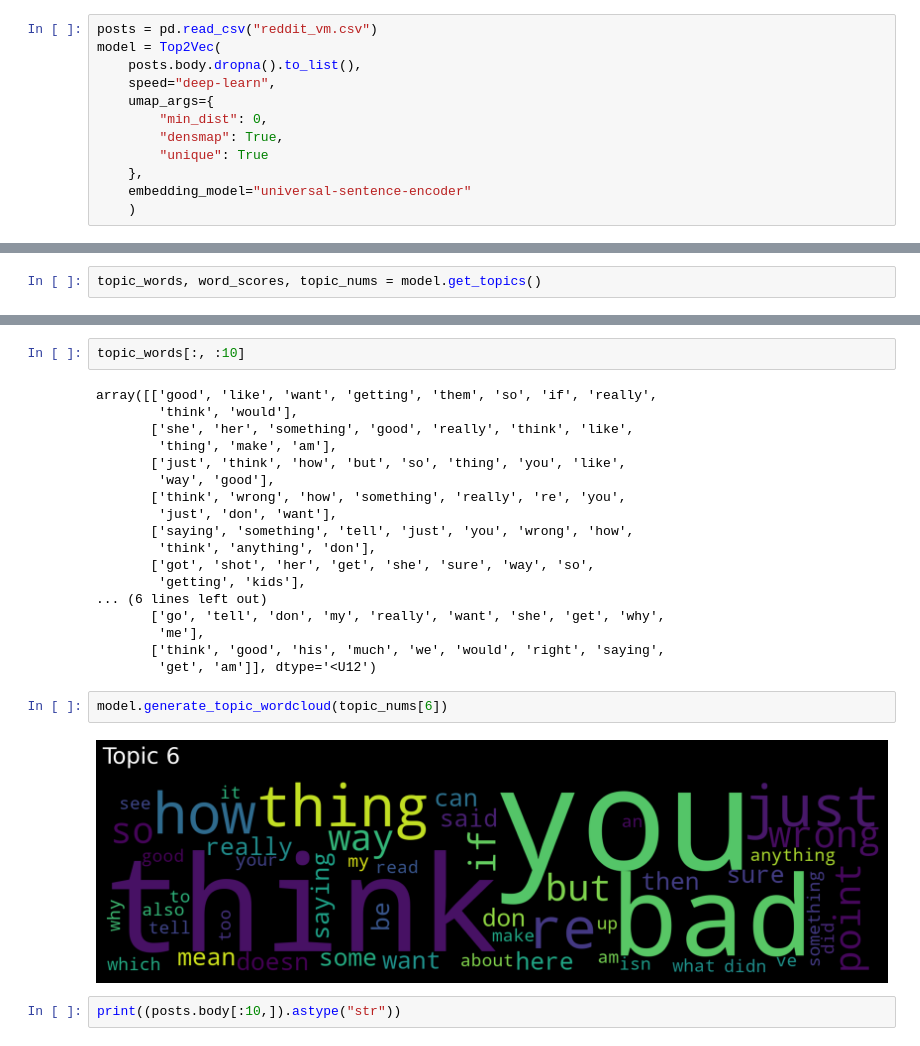
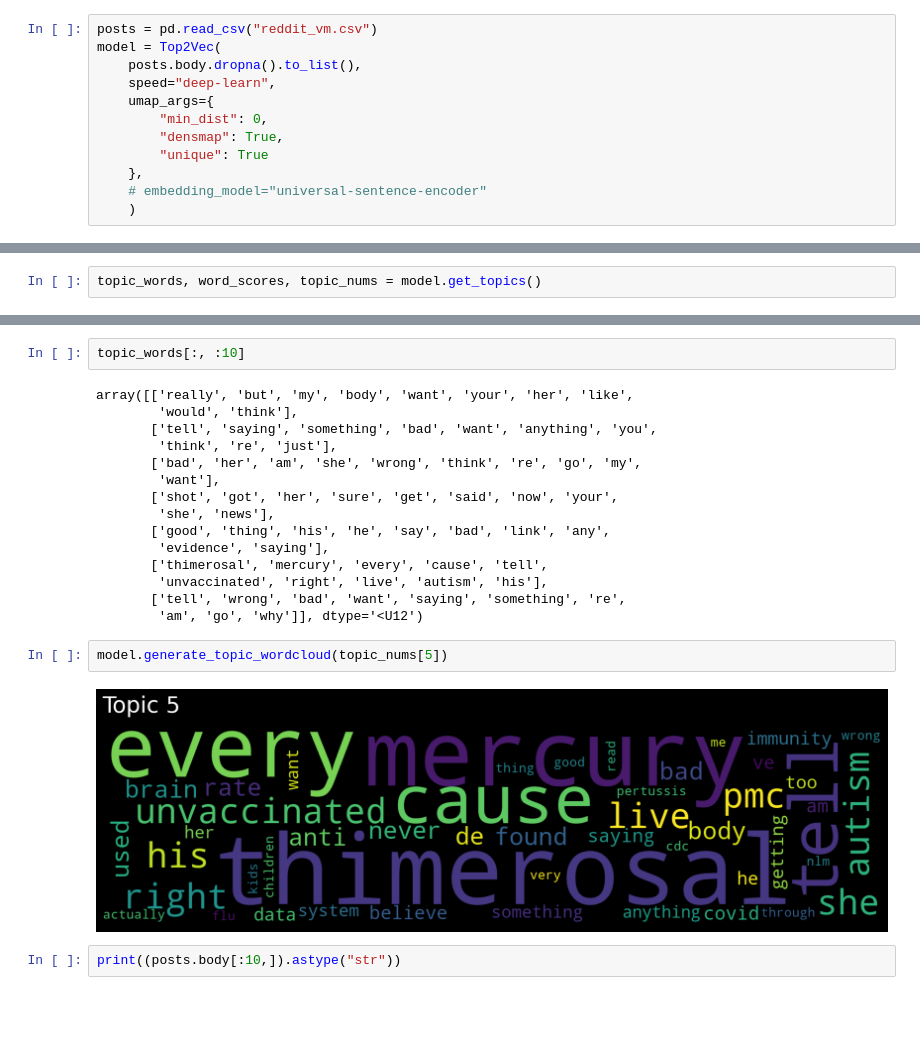
Before and after one commit to SandroMartens/sturdy-bassoon, a Jupyter notebook: Vaccacine_Myths_Reddit/clustering.ipynb, the cells around one changed output, grey strips where cells are left out. Cells and saved outputs as stored; diff of their text form; blank space fills up the shorter version.

```diff
--- a/Vaccacine_Myths_Reddit/clustering.ipynb
+++ b/Vaccacine_Myths_Reddit/clustering.ipynb
@@ -11,6 +11,6 @@ model = Top2Vec(
         "densmap": True,
         "unique": True
     },
-    embedding_model="universal-sentence-encoder"
+    # embedding_model="universal-sentence-encoder"
     )
 # %% [output]
@@ -28,27 +29,24 @@ umap_fig2 = umap.plot.points(
 # %%
 topic_words[:, :10]
 # %% [output]
-array([['good', 'like', 'want', 'getting', 'them', 'so', 'if', 'really',
-        'think', 'would'],
-       ['she', 'her', 'something', 'good', 'really', 'think', 'like',
-        'thing', 'make', 'am'],
-       ['just', 'think', 'how', 'but', 'so', 'thing', 'you', 'like',
-        'way', 'good'],
-       ['think', 'wrong', 'how', 'something', 'really', 're', 'you',
-        'just', 'don', 'want'],
-       ['saying', 'something', 'tell', 'just', 'you', 'wrong', 'how',
-        'think', 'anything', 'don'],
-       ['got', 'shot', 'her', 'get', 'she', 'sure', 'way', 'so',
-        'getting', 'kids'],
-... (6 lines left out)
-       ['go', 'tell', 'don', 'my', 'really', 'want', 'she', 'get', 'why',
-        'me'],
-       ['think', 'good', 'his', 'much', 'we', 'would', 'right', 'saying',
-        'get', 'am']], dtype='<U12')
+array([['really', 'but', 'my', 'body', 'want', 'your', 'her', 'like',
+        'would', 'think'],
+       ['tell', 'saying', 'something', 'bad', 'want', 'anything', 'you',
+        'think', 're', 'just'],
+       ['bad', 'her', 'am', 'she', 'wrong', 'think', 're', 'go', 'my',
+        'want'],
+       ['shot', 'got', 'her', 'sure', 'get', 'said', 'now', 'your',
+        'she', 'news'],
+       ['good', 'thing', 'his', 'he', 'say', 'bad', 'link', 'any',
+        'evidence', 'saying'],
+       ['thimerosal', 'mercury', 'every', 'cause', 'tell',
+        'unvaccinated', 'right', 'live', 'autism', 'his'],
+       ['tell', 'wrong', 'bad', 'want', 'saying', 'something', 're',
+        'am', 'go', 'why']], dtype='<U12')
 # %%
-model.generate_topic_wordcloud(topic_nums[6])
+model.generate_topic_wordcloud(topic_nums[5])
 # %% [output]
-[figure, old version]
+[figure, new version]
 # %%
 print((posts.body[:10,]).astype("str"))
 # %% [output]
```
Also changed, not shown: parts of 2 cells of this notebook, 2 other files.
